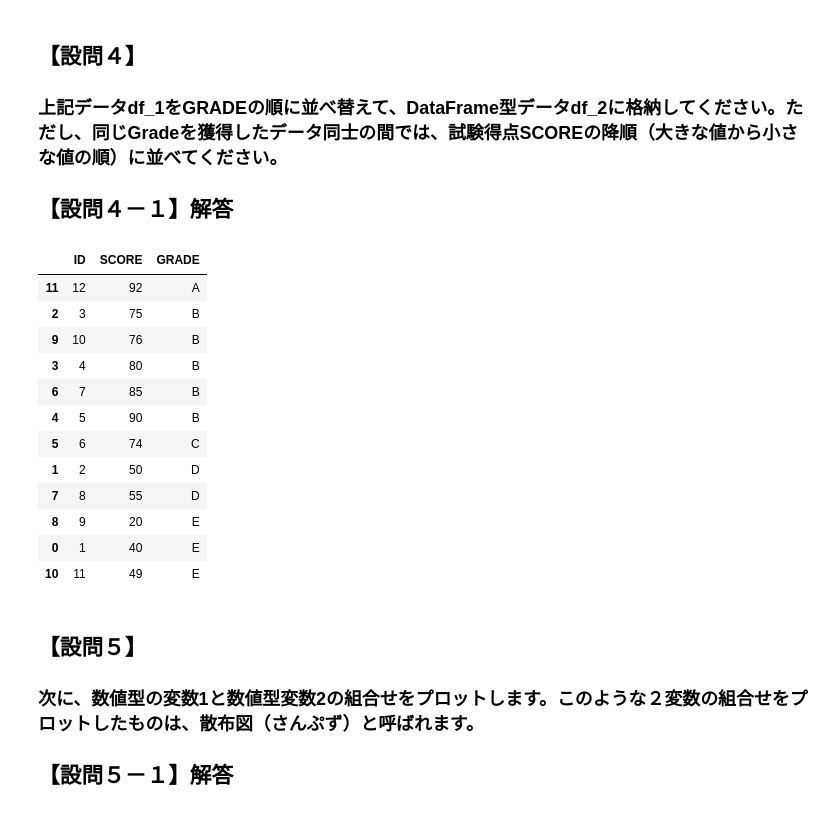
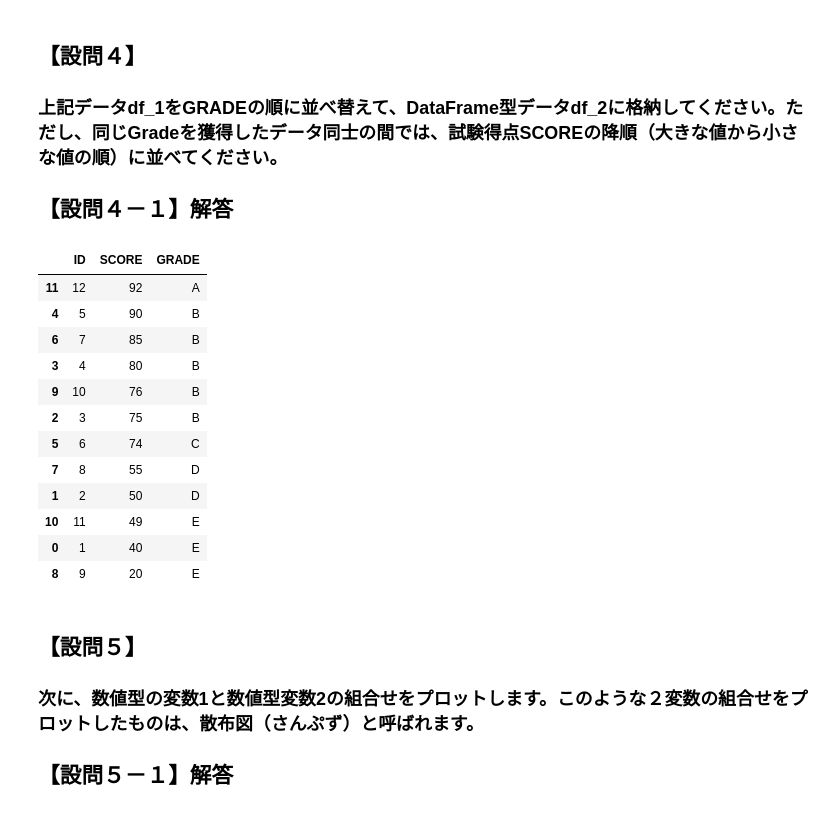
Before and after one commit to c190477/c190477-MS3, a Jupyter notebook: MS_assignment_3.ipynb, the cells around one changed output. Drawn from its saved outputs; the diff is of its cells as text; code cells hidden in the pictures.

```diff
--- a/MS_assignment_3.ipynb
+++ b/MS_assignment_3.ipynb
@@ -194,25 +194,23 @@ print("%.2f" % df_1.SCORE.std())
 
 ## 【設問４－１】解答
 # %%
-# df_2 = df_1.sort_values('SCORE', ascending=False)
-
-df_2 = df_1.sort_values(['GRADE', 'SCORE'])
+df_2 = df_1.sort_values('GRADE').sort_values('SCORE', ascending=False)
 
 df_2
 # %% [output]
 |  | ID | SCORE | GRADE |
 | 11 | 12 | 92 | A |
+| 4 | 5 | 90 | B |
+| 6 | 7 | 85 | B |
+| 3 | 4 | 80 | B |
+| 9 | 10 | 76 | B |
 | 2 | 3 | 75 | B |
-| 9 | 10 | 76 | B |
-| 3 | 4 | 80 | B |
-| 6 | 7 | 85 | B |
-| 4 | 5 | 90 | B |
 | 5 | 6 | 74 | C |
+| 7 | 8 | 55 | D |
 | 1 | 2 | 50 | D |
-| 7 | 8 | 55 | D |
+| 10 | 11 | 49 | E |
+| 0 | 1 | 40 | E |
 | 8 | 9 | 20 | E |
-| 0 | 1 | 40 | E |
-| 10 | 11 | 49 | E |
 # %% [markdown]
 ## 【設問５】
 ### 次に、数値型の変数1と数値型変数2の組合せをプロットします。このような２変数の組合せをプロットしたものは、散布図（さんぷず）と呼ばれます。
```
Also changed, not shown: parts of 2 cells of this notebook.
